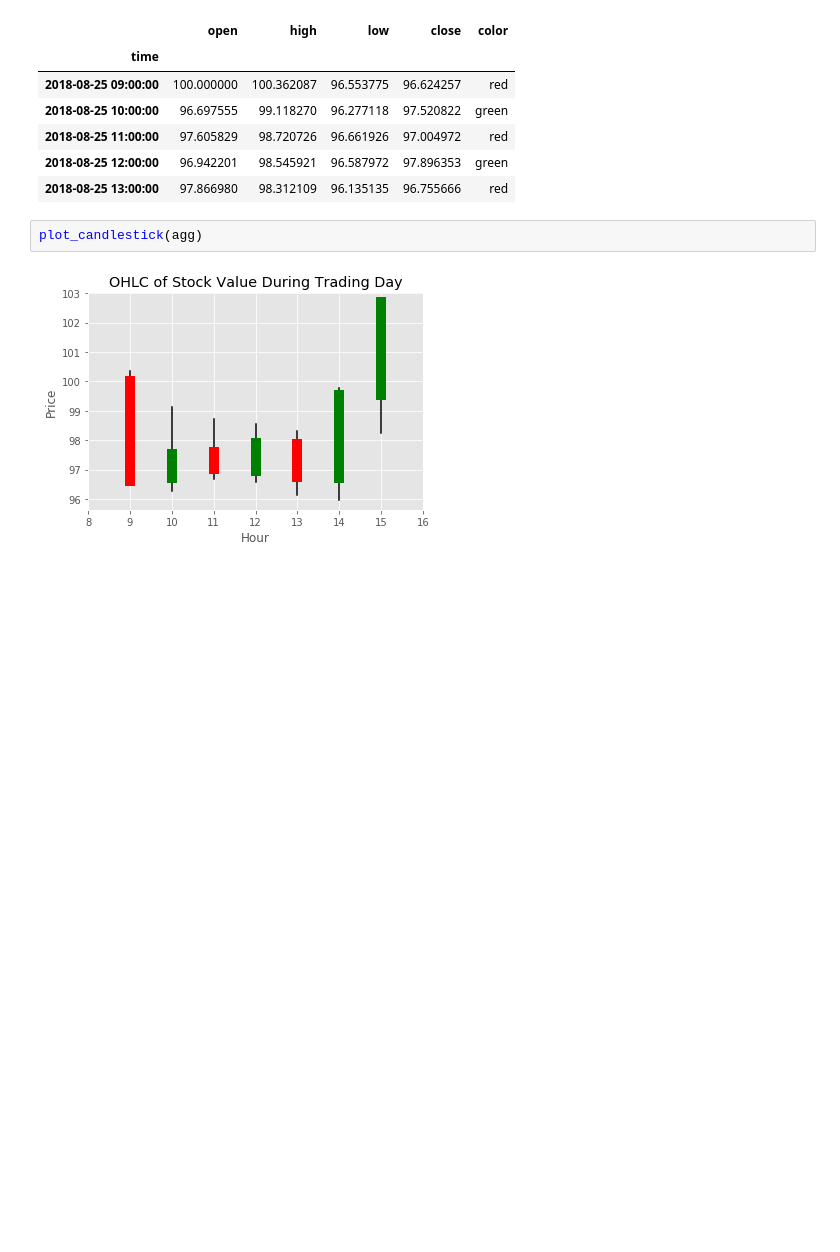
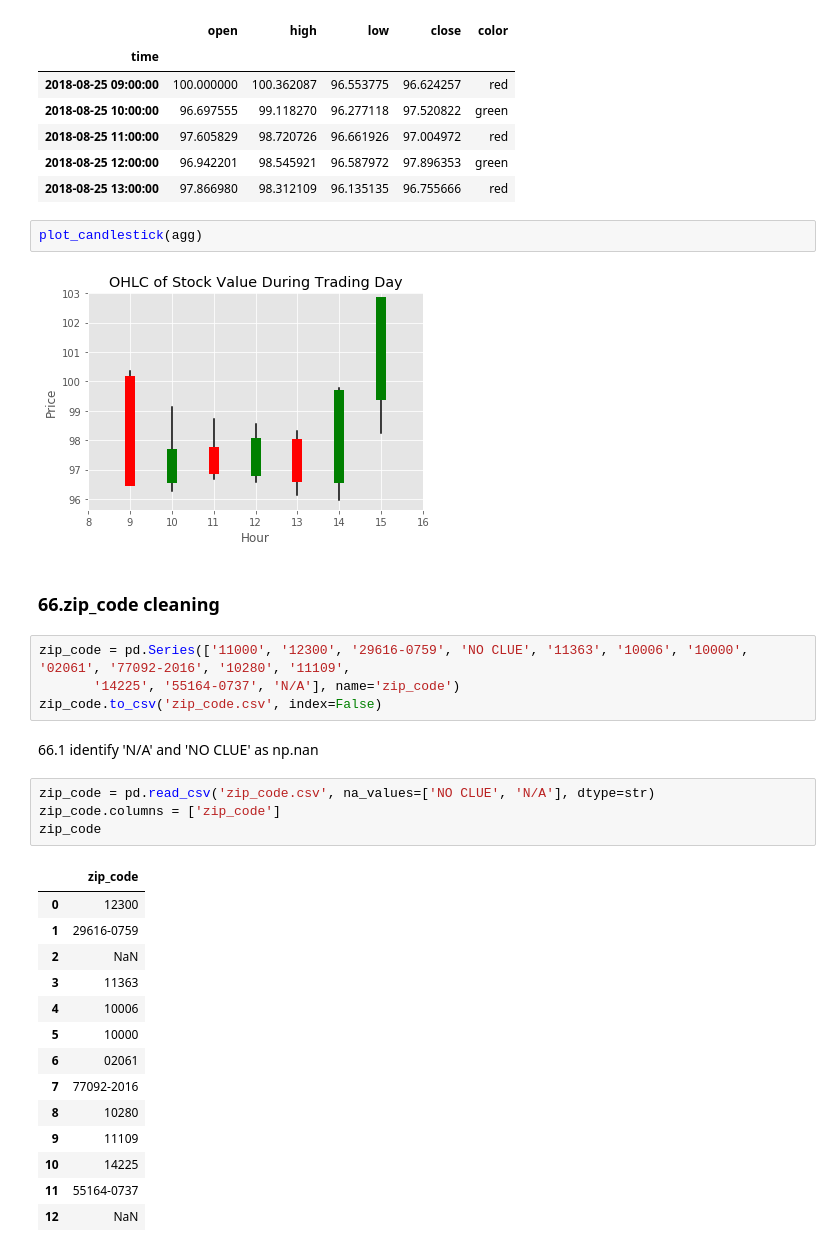
Before and after one commit to edging1218/CodingExercise, a Jupyter notebook: pandas_exercise.ipynb, the cells around one changed output. Saved outputs shown, nothing was run; the diff lists cells and outputs as text; blank space fills up the shorter version.

```diff
--- a/pandas_exercise.ipynb
+++ b/pandas_exercise.ipynb
@@ -2230,3 +2277,30 @@ agg.head()
 plot_candlestick(agg)
 # %% [output]
 [figure]
+# %% [markdown]
+### 66.zip_code cleaning
+# %%
+zip_code = pd.Series(['11000', '12300', '29616-0759', 'NO CLUE', '11363', '10006', '10000', '02061', '77092-2016', '10280', '11109',
+       '14225', '55164-0737', 'N/A'], name='zip_code')
+zip_code.to_csv('zip_code.csv', index=False)
+# %% [markdown]
+66.1 identify 'N/A' and 'NO CLUE' as np.nan
+# %%
+zip_code = pd.read_csv('zip_code.csv', na_values=['NO CLUE', 'N/A'], dtype=str)
+zip_code.columns = ['zip_code']
+zip_code
+# %% [output]
+|  | zip_code |
+| 0 | 12300 |
+| 1 | 29616-0759 |
+| 2 | NaN |
+| 3 | 11363 |
+| 4 | 10006 |
+| 5 | 10000 |
+| 6 | 02061 |
+| 7 | 77092-2016 |
+| 8 | 10280 |
+| 9 | 11109 |
+| 10 | 14225 |
+| 11 | 55164-0737 |
+| 12 | NaN |
```
Also changed, not shown: parts of 19 cells of this notebook, 1 other file.
